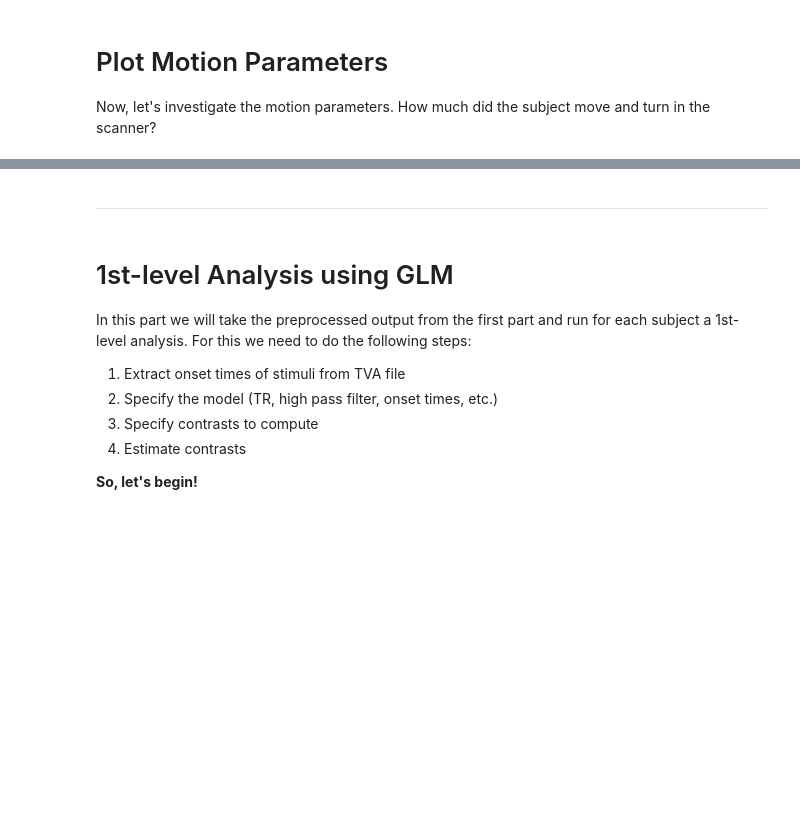
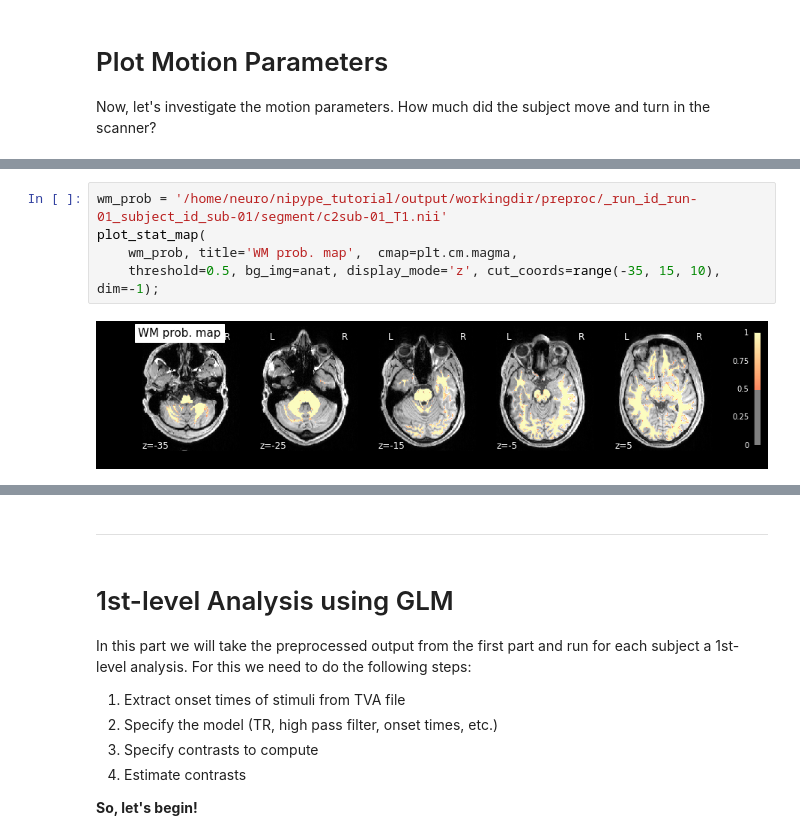
Before and after one commit to asligulkurt/NipypeTutorial, a Jupyter notebook: preproc_analysis_visual-motor-task.ipynb, the cells around one changed output, grey strips where cells are left out. Saved outputs shown, nothing was run; the diff lists cells and outputs as text; blank space fills up the shorter version.

```diff
--- a/preproc_analysis_visual-motor-task.ipynb
+++ b/preproc_analysis_visual-motor-task.ipynb
@@ -386,0 +421,7 @@ Text(0, 0.5, 'translation (mm)')
+# %%
+wm_prob = '/home/neuro/nipype_tutorial/output/workingdir/preproc/_run_id_run-01_subject_id_sub-01/segment/c2sub-01_T1.nii'
+plot_stat_map(
+    wm_prob, title='WM prob. map',  cmap=plt.cm.magma,
+    threshold=0.5, bg_img=anat, display_mode='z', cut_coords=range(-35, 15, 10), dim=-1);
+# %% [output]
+[figure, added]
```
Also changed, not shown: parts of 25 cells of this notebook.
